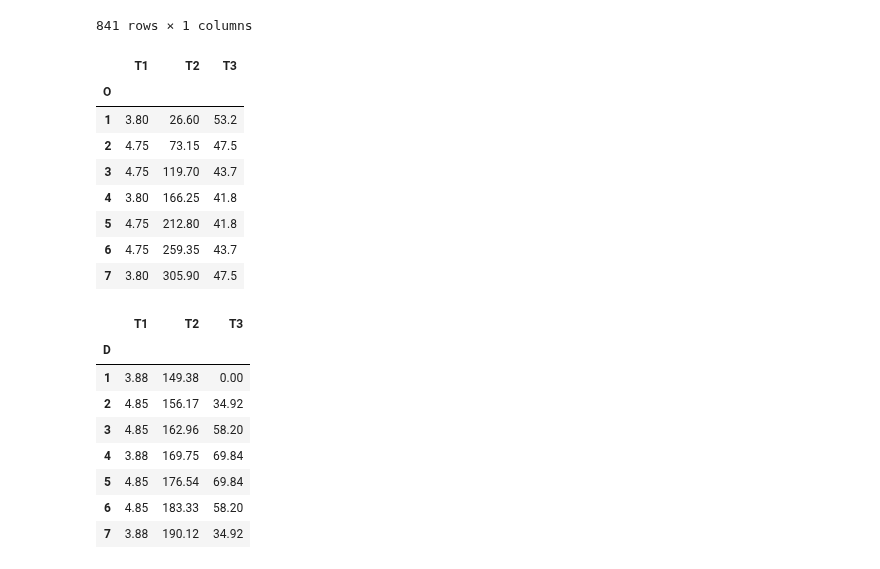
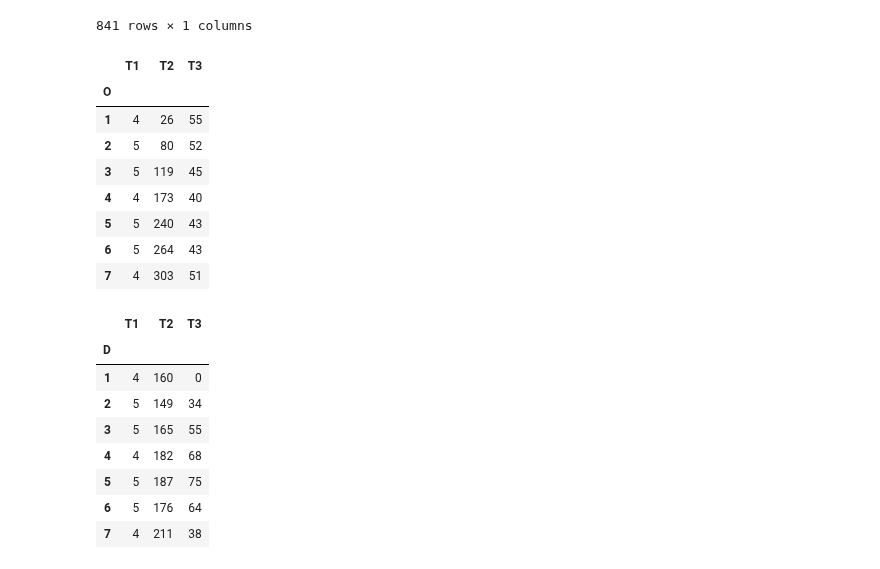
Before and after one commit to jabellcu/TPlanning_matrices, a Jupyter notebook: Matrix.ipynb, the cells around one changed output. Saved outputs shown, nothing was run; the diff lists cells and outputs as text; code cells hidden in the pictures.

```diff
--- a/Matrix.ipynb
+++ b/Matrix.ipynb
@@ -268,9 +268,10 @@ class Matrix(pd.DataFrame):
         ...
 
     #TODO: fix furness, it is bugged.
-    def furness(self, TO, TD, tolerance=0.001, max_iter=1000):
-        '''Use FRATAR algorithm to adjust the matrix
-        to target origins and destinations.'''
+    def furness(self, TO, TD, tolerance=0.001, max_iter=100):
+        '''Use FRATAR algorithm to adjust (balance) the matrix
+        to target origins and destinations (TO, TD), within a certain tolerance.
+        Will not always converge, hence cap maximum iterations to max_iter.'''
 
         sTO = self.TO
         sTD = self.TD
@@ -279,8 +280,8 @@ class Matrix(pd.DataFrame):
 
         while True:
             # Balancing factors (Nan ~> 0, inf ~> 1):
-            A = (TO / sTO).fillna(0).replace([np.inf, -np.inf], 1)
-            B = (TD / sTD).fillna(0).replace([np.inf, -np.inf], 1)
+            A = (TO / fmat.TO).fillna(0).replace([np.inf, -np.inf], 1)
+            B = (TD / fmat.TD).fillna(0).replace([np.inf, -np.inf], 1)
             fmat = fmat.mul(A, axis=1, level=0).mul(B, axis=1, level=1)
 
             i += 1
@@ -476,33 +477,31 @@ def randomizeSeries(S, fraction):
 def randomizeTE(TE):
     return TE.apply(randomizeSeries, args=[10])
 # %%
-#tTO = randomizeTE(mat.TO)
-tTO = mat.TO * 0.95
+tTO = randomizeTE(mat.TO)
 tTO
 # %% [output]
 |  | T1 | T2 | T3 |
 | O |  |  |  |
-| 1 | 3.80 | 26.60 | 53.2 |
-| 2 | 4.75 | 73.15 | 47.5 |
-| 3 | 4.75 | 119.70 | 43.7 |
-| 4 | 3.80 | 166.25 | 41.8 |
-| 5 | 4.75 | 212.80 | 41.8 |
-| 6 | 4.75 | 259.35 | 43.7 |
-| 7 | 3.80 | 305.90 | 47.5 |
+| 1 | 4 | 26 | 55 |
+| 2 | 5 | 80 | 52 |
+| 3 | 5 | 119 | 45 |
+| 4 | 4 | 173 | 40 |
+| 5 | 5 | 240 | 43 |
+| 6 | 5 | 264 | 43 |
+| 7 | 4 | 303 | 51 |
 # %%
-#tTD = randomizeTE(mat.TD)
-tTD = mat.TD * 0.97
+tTD = randomizeTE(mat.TD)
 tTD
 # %% [output]
 |  | T1 | T2 | T3 |
 | D |  |  |  |
-| 1 | 3.88 | 149.38 | 0.00 |
-| 2 | 4.85 | 156.17 | 34.92 |
-| 3 | 4.85 | 162.96 | 58.20 |
-| 4 | 3.88 | 169.75 | 69.84 |
-| 5 | 4.85 | 176.54 | 69.84 |
-| 6 | 4.85 | 183.33 | 58.20 |
-| 7 | 3.88 | 190.12 | 34.92 |
+| 1 | 4 | 160 | 0 |
+| 2 | 5 | 149 | 34 |
+| 3 | 5 | 165 | 55 |
+| 4 | 4 | 182 | 68 |
+| 5 | 5 | 187 | 75 |
+| 6 | 5 | 176 | 64 |
+| 7 | 4 | 211 | 38 |
 # %%
 fmat = mat.furness(tTO, tTD)
 fmat
```
Also changed, not shown: parts of 2 cells of this notebook.
